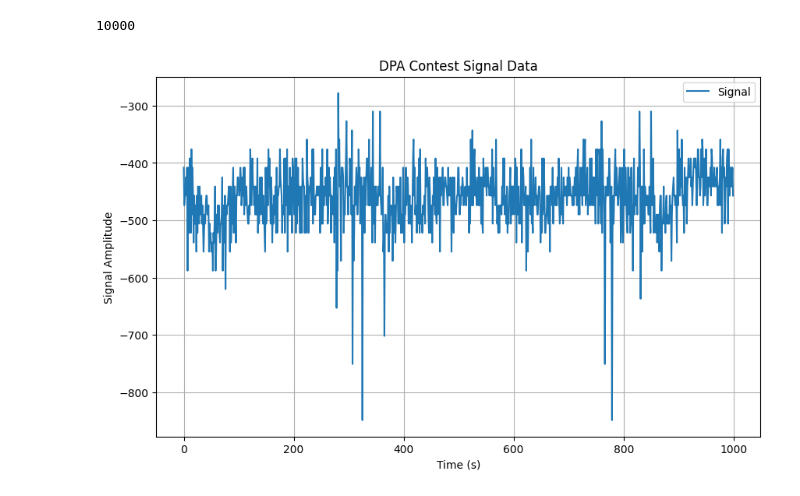
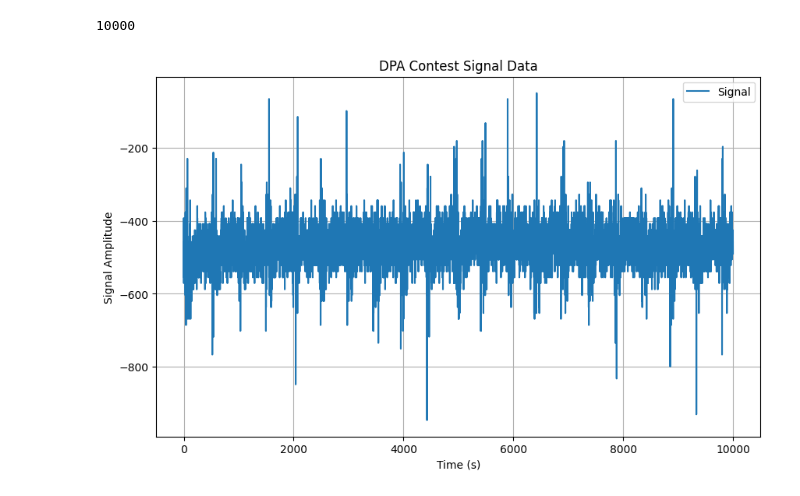
Before and after one commit to Gabe-o/ECE603-Project, a Jupyter notebook: ExtensionAnalysis/visualize_trace.ipynb, the cells around one changed output. Drawn from its saved outputs; the diff is of its cells as text; code cells hidden in the pictures.

```diff
--- a/ExtensionAnalysis/visualize_trace.ipynb
+++ b/ExtensionAnalysis/visualize_trace.ipynb
@@ -15,14 +15,14 @@ len(data[0])
 # %%
 import matplotlib.pyplot as plt
 
 # Plot the data
 plt.figure(figsize=(10, 6))
-plt.plot(data[0][:1000], label="Signal")
+plt.plot(data[4], label="Signal")
 plt.xlabel("Time (s)")
 plt.ylabel("Signal Amplitude")
 plt.title("DPA Contest Signal Data")
 plt.legend()
 plt.grid(True)
 plt.show()
 # %% [output]
-[figure, old version]
+[figure, new version]
```
Also changed, not shown: 3 other files.
